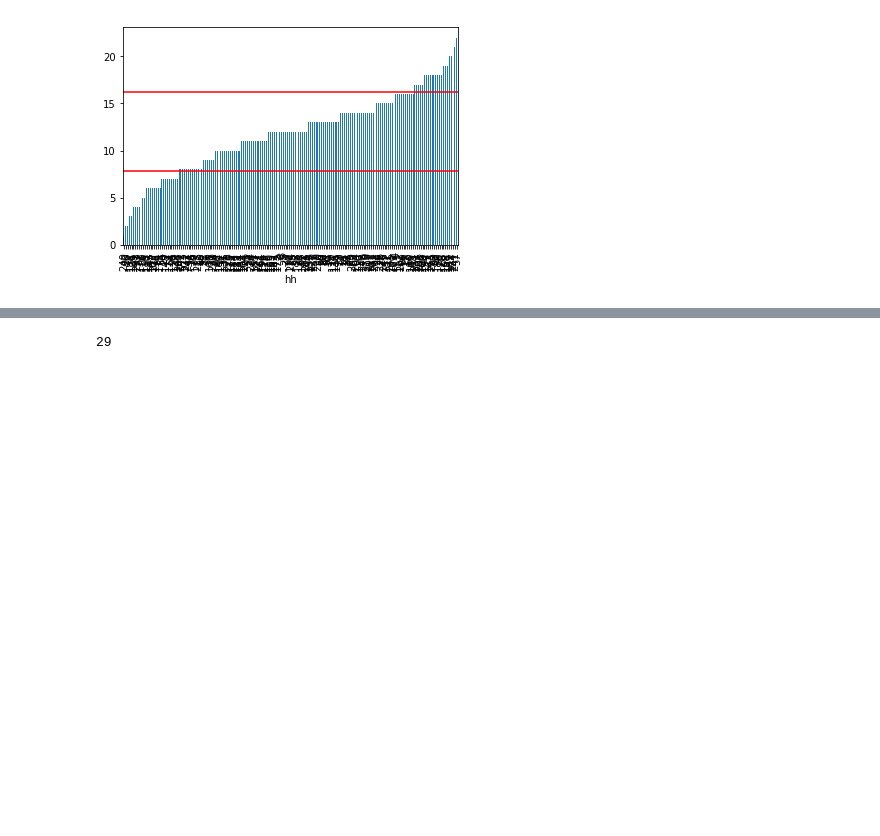
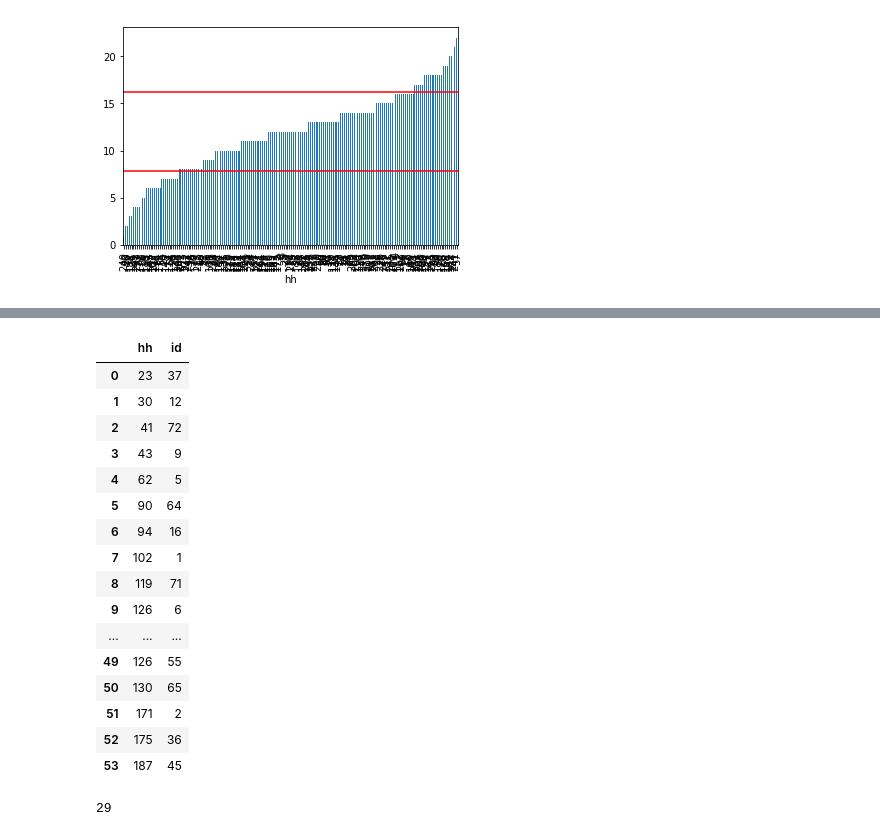
Before and after one commit to alefunxo/Solar_communities, a Jupyter notebook: src/selection_bhv.ipynb, the cells around one changed output, grey strips where cells are left out. Cells and saved outputs as stored; diff of their text form; code cells hidden in the pictures; blank space fills up the shorter version.

```diff
--- a/src/selection_bhv.ipynb
+++ b/src/selection_bhv.ipynb
@@ -49,3 +53,13 @@ plt.axhline(df_p2p.groupby('hh').sum().sell.median()+df_p2p.groupby('hh').sum().
 # %% [output]
 <matplotlib.lines.Line2D at 0x...>
 [figure]
+# %%
+a=(['q90','q80','q70','q60','q50','q40','q30','q20','q10','q0'])[::-1]
+
+a
+
+aux=df_p2p.groupby('hh').sum().sell
+
+cuts=pd.qcut(aux,10,labels=a)
+
+aux[cuts=='q0']
@@ -51,0 +112,4 @@ plt.axhline(df_p2p.groupby('hh').sum().sell.median()+df_p2p.groupby('hh').sum().
+# %%
+tmp_pair=pd.DataFrame(map(lambda X: dict({'id':X[0],'hh':X[1]}),
+                  list(zip(list(selection.name.unique()),
+                   cycle(list(df_bhv[df_bhv.hh.isin(aux[cuts=='q0'].index)].hh.unique()))))))
@@ -52,3 +141,23 @@ plt.axhline(df_p2p.groupby('hh').sum().sell.median()+df_p2p.groupby('hh').sum().
+# %%
+tmp_pair
+# %% [output]
+|  | hh | id |
+| 0 | 23 | 37 |
+| 1 | 30 | 12 |
+| 2 | 41 | 72 |
+| 3 | 43 | 9 |
+| 4 | 62 | 5 |
+| 5 | 90 | 64 |
+| 6 | 94 | 16 |
+| 7 | 102 | 1 |
+| 8 | 119 | 71 |
+| 9 | 126 | 6 |
+| ... | ... | ... |
+| 49 | 126 | 55 |
+| 50 | 130 | 65 |
+| 51 | 171 | 2 |
+| 52 | 175 | 36 |
+| 53 | 187 | 45 |
 # %%
 upper=df_p2p.groupby('hh').sum().sell.median()+df_p2p.groupby('hh').sum().sell.std()
 lower=df_p2p.groupby('hh').sum().sell.median()-df_p2p.groupby('hh').sum().sell.std()
```
Also changed, not shown: parts of 10 cells of this notebook, 6 other files.
